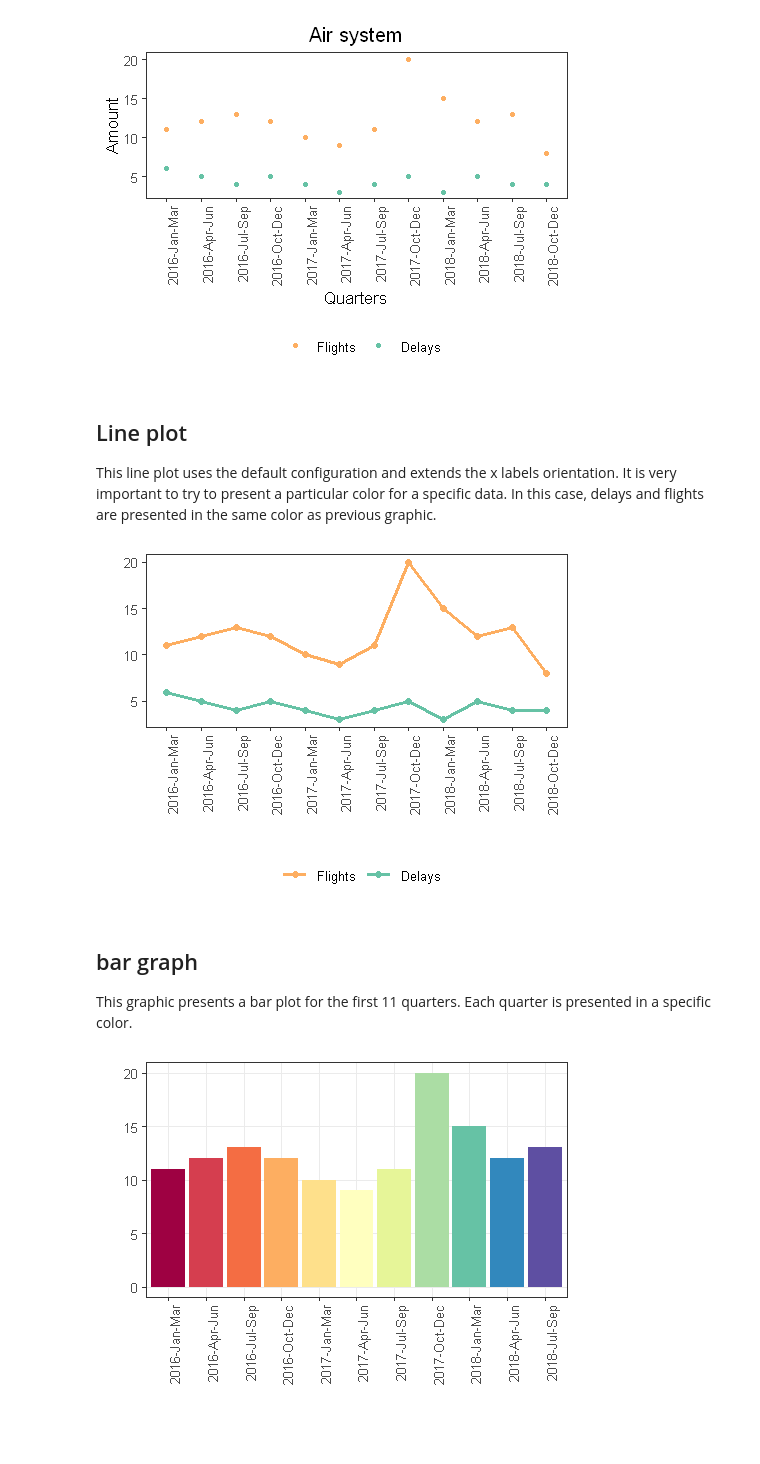
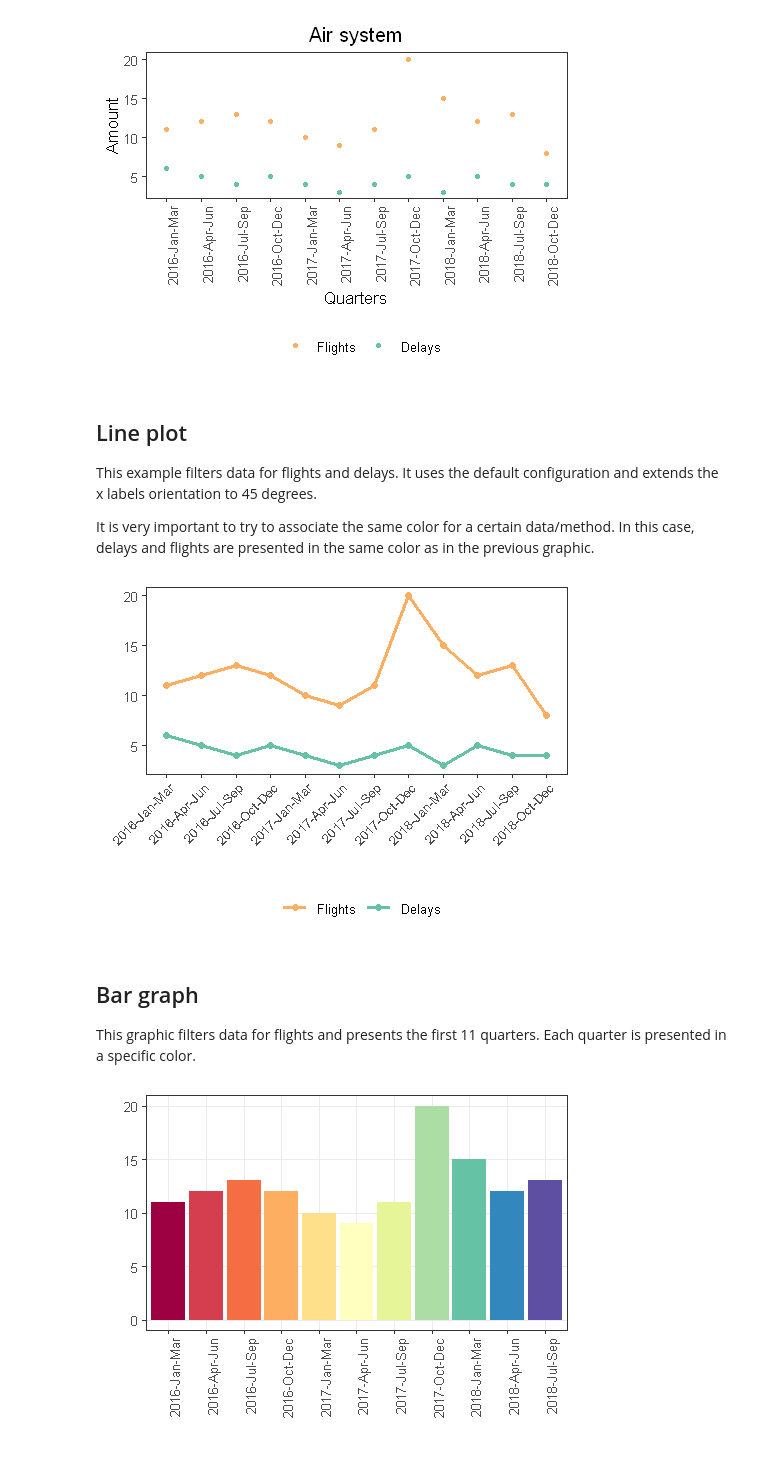
Before and after one commit to eogasawara/mylibrary, a Jupyter notebook: myGraphics.ipynb, the cells around one changed output. Saved outputs shown, nothing was run; the diff lists cells and outputs as text; code cells hidden in the pictures.

```diff
--- a/myGraphics.ipynb
+++ b/myGraphics.ipynb
@@ -65,7 +45,7 @@ create_dataset <- function() {
                      2018 Oct-Dec 8 4",
                      header = TRUE,sep = "")
   data$OnTime <- data$Flights - data$Delays
-  data$Perc <- data$Delays / data$Flights
+  data$Perc <- round(100 * data$Delays / data$Flights)
   return(data)
 }
 
@@ -110,17 +94,18 @@ plot(grfs)
 [figure]
 # %% [markdown]
 ## Line plot
-This line plot uses the default configuration and extends the x labels orientation.
-It is very important to try to present a particular color for a specific data. In this case, delays and flights are presented in the same color as previous graphic.
+This example filters data for flights and delays. It uses the default configuration and extends the x labels orientation to 45 degrees.
+
+It is very important to try to associate the same color for a certain data/method. In this case, delays and flights are presented in the same color as in the previous graphic.
 # %%
 grfs <- plot.series(data %>% filter(variable %in% c('Flights', 'Delays')),colors=col_2)
-grfs <- grfs + theme(axis.text.x = element_text(angle=90, hjust=1))
+grfs <- grfs + theme(axis.text.x = element_text(angle=45, hjust=1))
 plot(grfs)
 # %% [output]
-[figure, old version]
+[figure, new version]
 # %% [markdown]
-## bar graph
-This graphic presents a bar plot for the first 11 quarters. Each quarter is presented in a specific color.
+## Bar graph
+This graphic filters data for flights and presents the first 11 quarters. Each quarter is presented in a specific color.
 # %%
 grf <- plot.bar(data[1:11,] %>% filter(variable=='Flights') %>% select(variable=x, value=value), colors=col_set)
 grf <- grf + theme(axis.text.x = element_text(angle=90, hjust=1))
```
Also changed, not shown: parts of 24 cells of this notebook.
